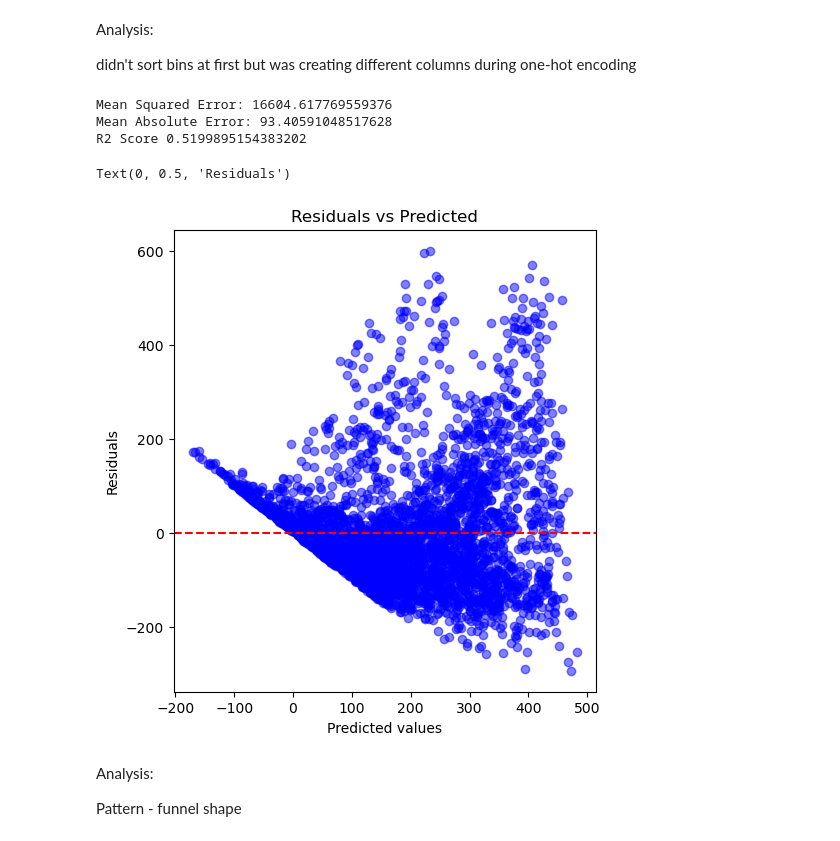
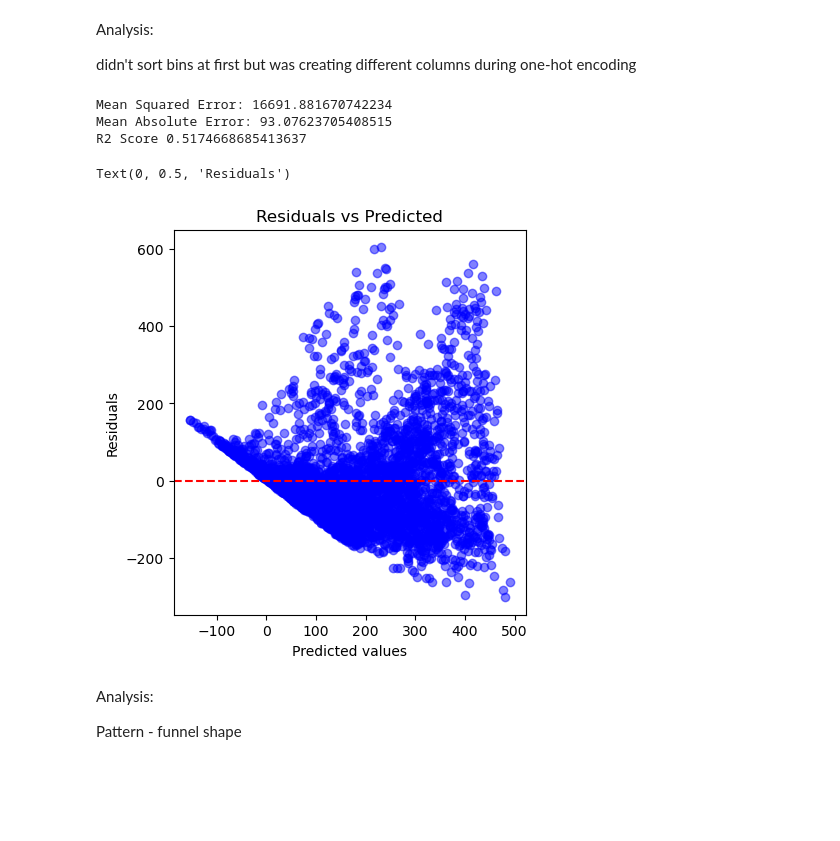
Before and after one commit to clairestewart03/ML-fundamentals-2025, a Jupyter notebook: assignment_2_claire_stewart.ipynb, the cells around one changed output. Drawn from its saved outputs; the diff is of its cells as text; code cells hidden in the pictures; blank space fills up the shorter version.

```diff
--- a/assignment_2_claire_stewart.ipynb
+++ b/assignment_2_claire_stewart.ipynb
@@ -168,6 +169,11 @@ x_test['hr_cos'] = np.cos(2 * np.pi * df['hr']/24.0)
 x_test['weekday_sin'] = np.sin(2 * np.pi * df['weekday']/7.0)
 x_test['weekday_cos'] = np.cos(2 * np.pi * df['weekday']/7.0)
 
+x_train.drop(columns=['hr', 'weekday'], inplace=True)
+x_val.drop(columns=['hr', 'weekday'], inplace=True)
+x_test.drop(columns=['hr', 'weekday'], inplace=True)
+
+
 # One hot encoding on season, weathersit, yr, and mnth for training set
 encode_cols = ['season', 'weathersit', 'yr','mnth']
 x_train = pd.get_dummies(x_train, columns=encode_cols)
@@ -187,35 +193,35 @@ x_test[scale_cols] = scaler.transform(x_test[scale_cols])
 # %%
 # Task 4: Baseline Model - Linear Regression
 
 baseline_model = LinearRegression()
 baseline_model.fit(x_train, y_train)
 
 # predict model with validation set
 y_pred_baseline = baseline_model.predict(x_val)
 
 # Evaluating Model
 baseline_mse = mean_squared_error(y_val, y_pred_baseline)
 baseline_mae = mean_absolute_error(y_val, y_pred_baseline)
 baseline_r2 = r2_score(y_val, y_pred_baseline)
 
 print("Mean Squared Error:", baseline_mse)
 print("Mean Absolute Error:", baseline_mae)
 print("R2 Score", baseline_r2)
 
 residuals = y_val - y_pred_baseline
-plt.figure(figsize=(12, 6))
+plt.figure(figsize=(10, 5))
 plt.subplot(1, 2, 1)
 plt.scatter(y_pred_baseline, residuals, color='blue', alpha=0.5)
 plt.axhline(0, color='red', linestyle='--')  # Horizontal line at 0
 plt.title('Residuals vs Predicted')
 plt.xlabel('Predicted values')
 plt.ylabel('Residuals')
 # %% [output]
-Mean Squared Error: 16604.617769559376
-Mean Absolute Error: 93.40591048517628
-R2 Score 0.5199895154383202
+Mean Squared Error: 16691.881670742234
+Mean Absolute Error: 93.07623705408515
+R2 Score 0.5174668685413637
 Text(0, 0.5, 'Residuals')
-[figure, old version]
+[figure, new version]
 # %% [markdown]
 Analysis:
 
```
Also changed, not shown: parts of 4 cells of this notebook.
